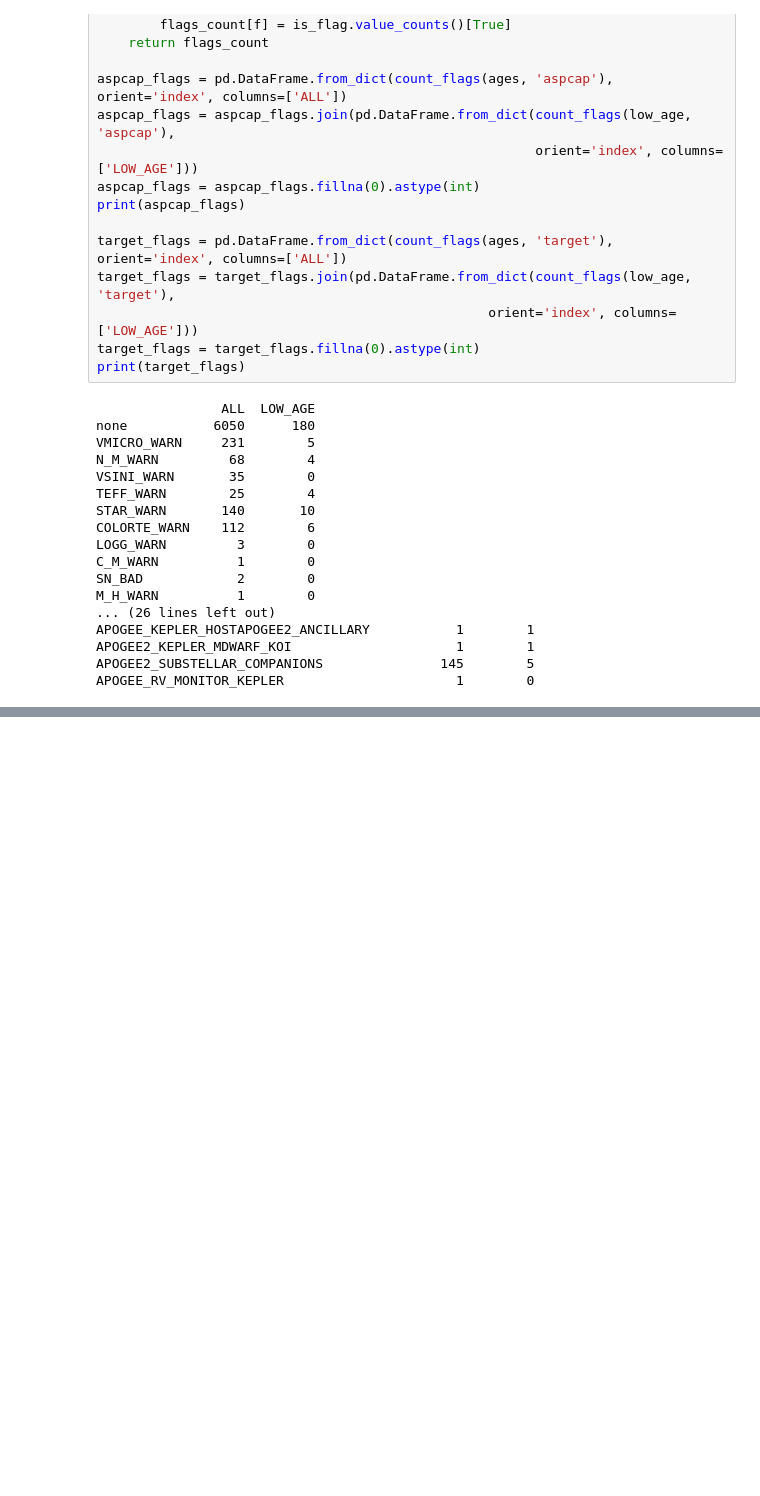
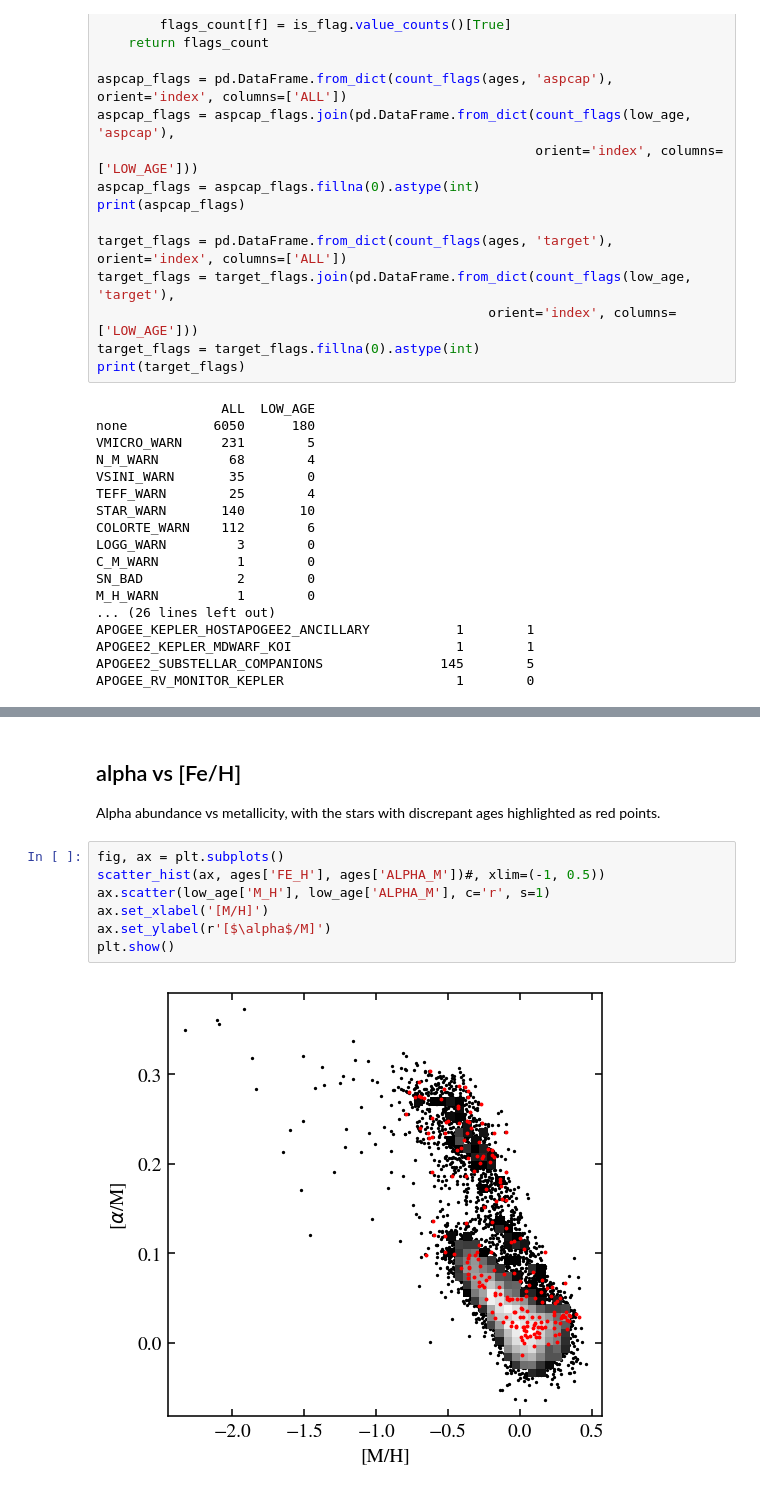
Before and after one commit to lodubay/first-year-project, a Jupyter notebook: compare_ages.ipynb, the cells around one changed output, grey strips where cells are left out. Drawn from its saved outputs; the diff is of its cells as text; blank space fills up the shorter version.

```diff
--- a/compare_ages.ipynb
+++ b/compare_ages.ipynb
@@ -297,0 +323,13 @@ plt.show()
+# %% [markdown]
+## alpha vs [Fe/H]
+
+Alpha abundance vs metallicity, with the stars with discrepant ages highlighted as red points.
+# %%
+fig, ax = plt.subplots()
+scatter_hist(ax, ages['FE_H'], ages['ALPHA_M'])#, xlim=(-1, 0.5))
+ax.scatter(low_age['M_H'], low_age['ALPHA_M'], c='r', s=1)
+ax.set_xlabel('[M/H]')
+ax.set_ylabel(r'[$\alpha$/M]')
+plt.show()
+# %% [output]
+[figure, added]
```
Also changed, not shown: parts of 16 cells of this notebook.
